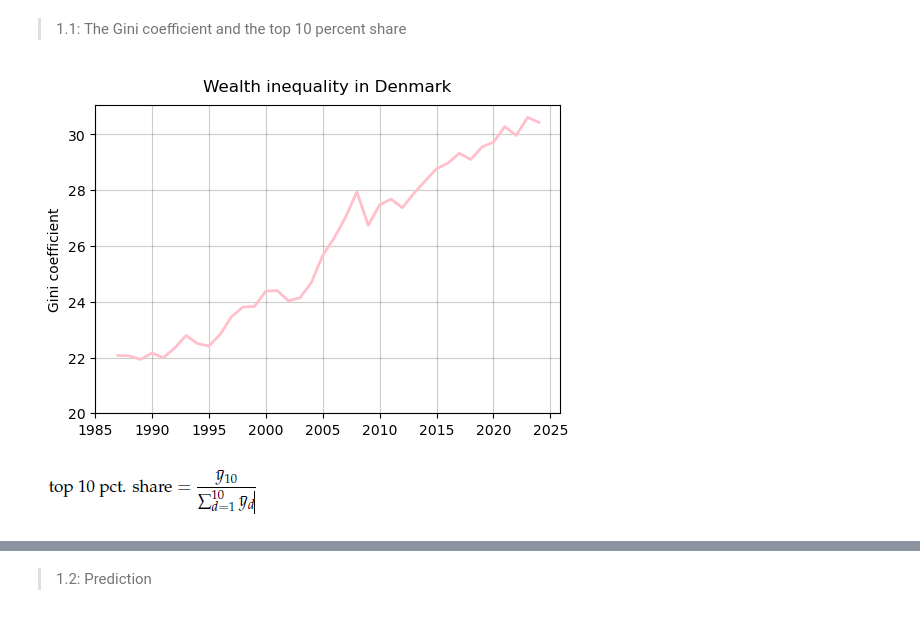
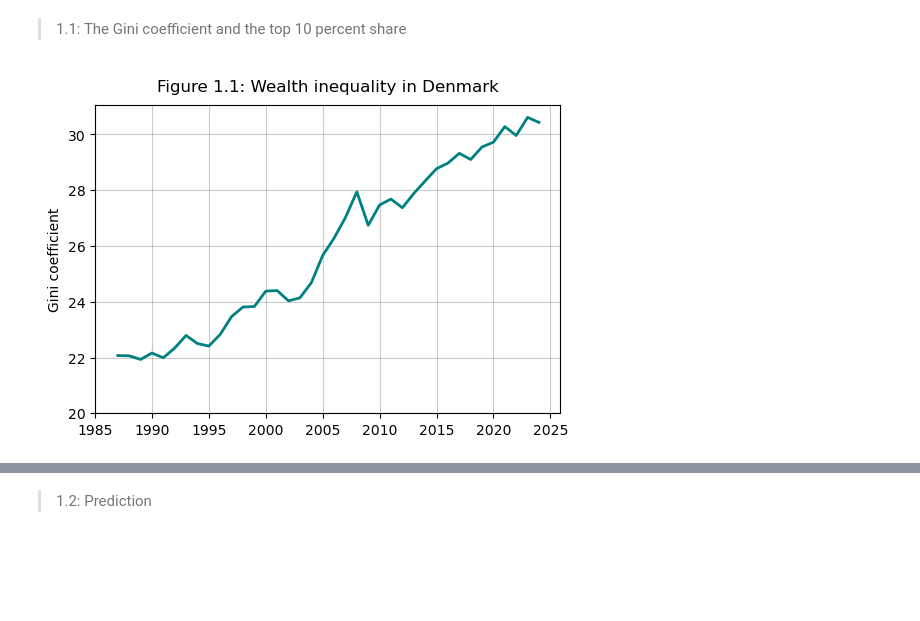
Before and after one commit to NumEconCopenhagen/projects-2025-xjc997, a Jupyter notebook: 01_dataproject/dataproject.ipynb, the cells around one changed output, grey strips where cells are left out. Drawn from its saved outputs; the diff is of its cells as text; code cells hidden in the pictures; blank space fills up the shorter version.

```diff
--- a/01_dataproject/dataproject.ipynb
+++ b/01_dataproject/dataproject.ipynb
@@ -77,18 +97,18 @@ ifor41_df.head()
 # %%
 # Plotting figure from DataFrame ifor41_df
 fig_41 = plt.figure(
     figsize=(6,4),
     facecolor='white',
 )
 ax_41 = fig_41.add_subplot(1,1,1)
 
-ax_41.plot(ifor41_df['TID'], ifor41_df['INDHOLD'], linestyle='-', linewidth='2', color='pink', zorder=2)
+ax_41.plot(ifor41_df['TID'], ifor41_df['INDHOLD'], label='GINI', linestyle='-', linewidth='2', color='teal', zorder=10)
 ax_41.set_xticks(np.arange(1985,2025+1,5))
 ax_41.set_yticks(np.arange(20, 32, 2))
 
 ax_41.grid(True, color='black', alpha=0.2)
-ax_41.set_title('Wealth inequality in Denmark', pad=10)
+ax_41.set_title('Figure 1.1: Wealth inequality in Denmark', pad=10)
 ax_41.set_ylabel('Gini coefficient')
 plt.show()
 # %% [output]
-[figure, old version]
+[figure, new version]
@@ -99,2 +114,0 @@ plt.show()
-# %% [markdown]
-![image.png](attachment:image.png)
```
Also changed, not shown: parts of 12 cells of this notebook.
